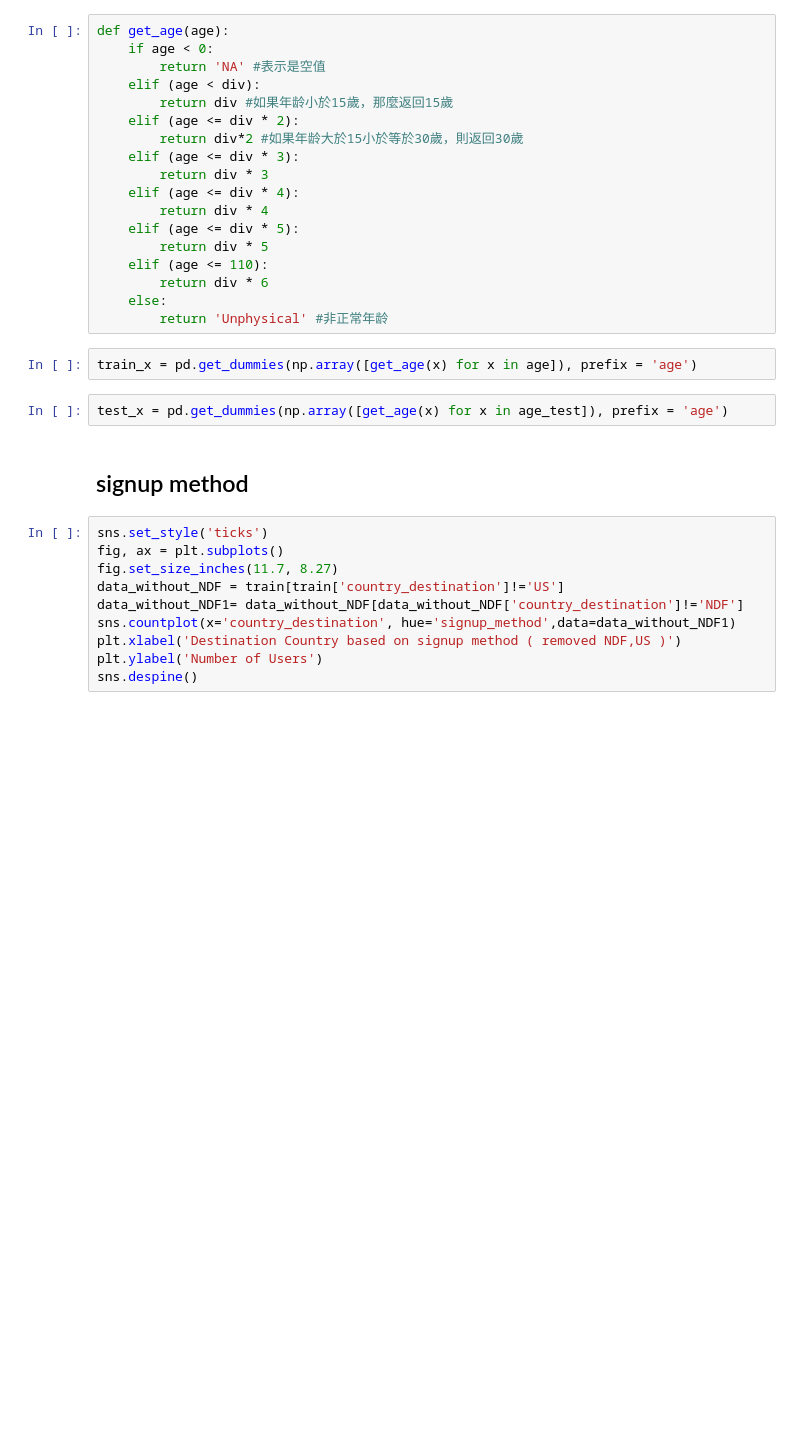
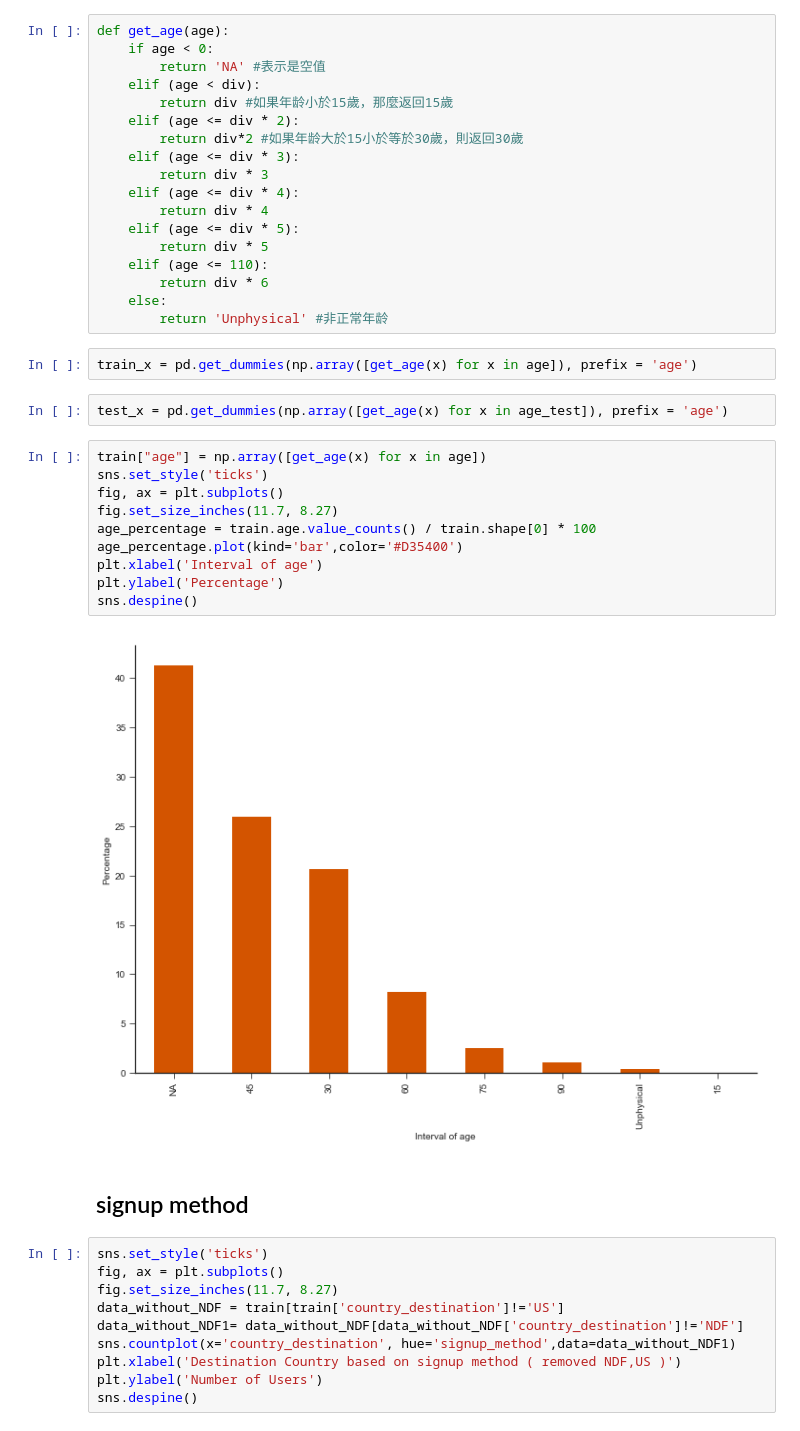
Before and after one commit to wellgary/MachineLearning, a Jupyter notebook: airbnb/airbnb_final.ipynb, the cells around one changed output. Drawn from its saved outputs; the diff is of its cells as text; blank space fills up the shorter version.

```diff
--- a/airbnb/airbnb_final.ipynb
+++ b/airbnb/airbnb_final.ipynb
@@ -115,6 +115,18 @@ def get_age(age):
 train_x = pd.get_dummies(np.array([get_age(x) for x in age]), prefix = 'age')
 # %%
 test_x = pd.get_dummies(np.array([get_age(x) for x in age_test]), prefix = 'age')
+# %%
+train["age"] = np.array([get_age(x) for x in age])
+sns.set_style('ticks')
+fig, ax = plt.subplots()
+fig.set_size_inches(11.7, 8.27)
+age_percentage = train.age.value_counts() / train.shape[0] * 100
+age_percentage.plot(kind='bar',color='#D35400')
+plt.xlabel('Interval of age')
+plt.ylabel('Percentage')
+sns.despine()
+# %% [output]
+[figure, added]
 # %% [markdown]
 ## signup method
 # %%
```
Also changed, not shown: parts of 1 cell of this notebook.
